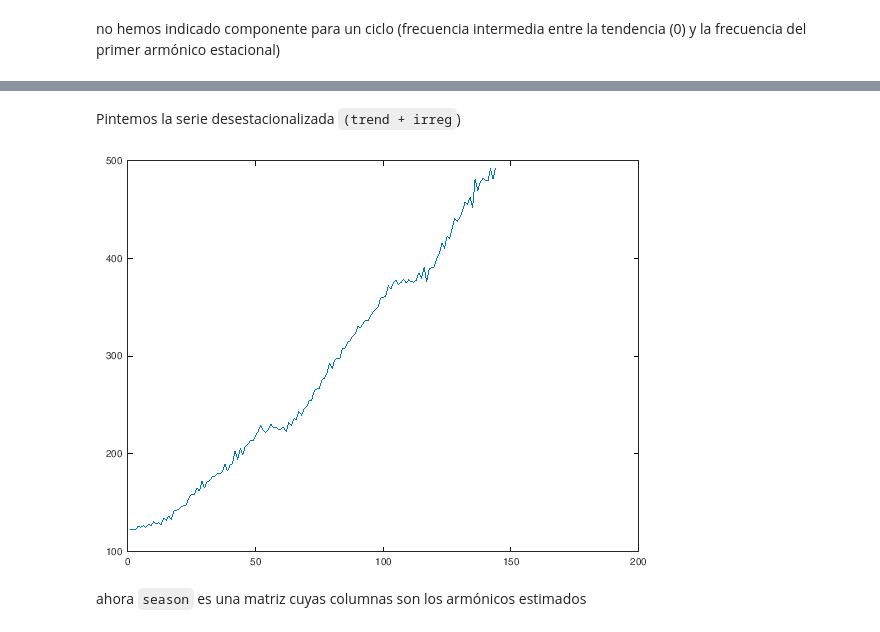
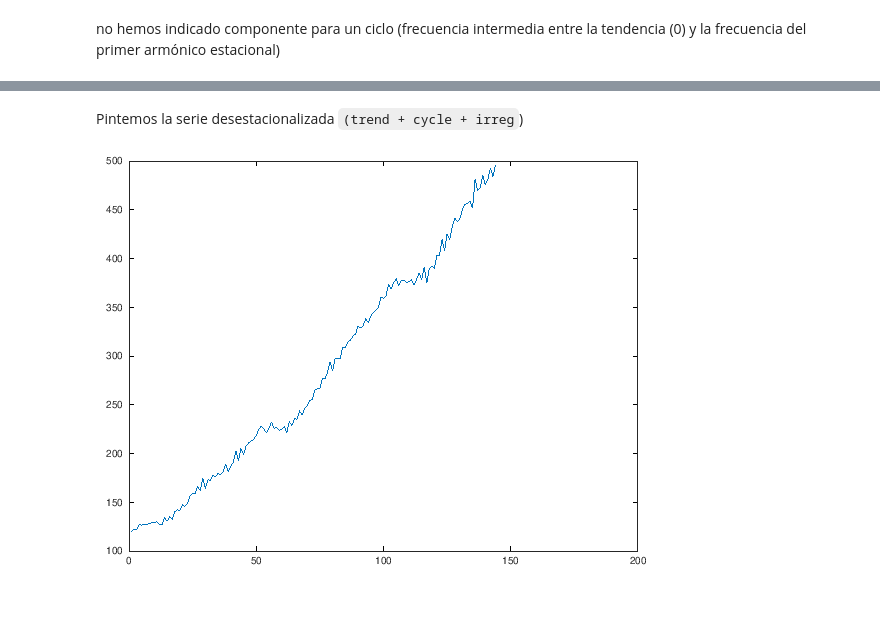
Before and after one commit to mbujosab/PracticasLDHR, a Jupyter notebook: LDHRserieAPconCiclo.ipynb, the cells around one changed output, grey strips where cells are left out. Drawn from its saved outputs; the diff is of its cells as text; code cells hidden in the pictures; blank space fills up the shorter version.

```diff
--- a/LDHRserieAPconCiclo.ipynb
+++ b/LDHRserieAPconCiclo.ipynb
@@ -156,7 +152,7 @@ plot(irreg)
 # %% [markdown]
-Pintemos la serie desestacionalizada `(trend + irreg`)
+Pintemos la serie desestacionalizada `(trend + cycle + irreg`)
 # %%
-APsa = trend(:,1)+irreg;
+APsa = trend(:,1)+cycle+irreg;
 plot(APsa)
 # %% [output]
-[figure, old version]
+[figure, new version]
@@ -166,2 +158,0 @@ filt=2;  % distinta rutina de filtrado que nos devuelve cada armónico por separ
-# %% [markdown]
-ahora `season` es una matriz cuyas columnas son los armónicos estimados
```
Also changed, not shown: parts of 27 cells of this notebook.
